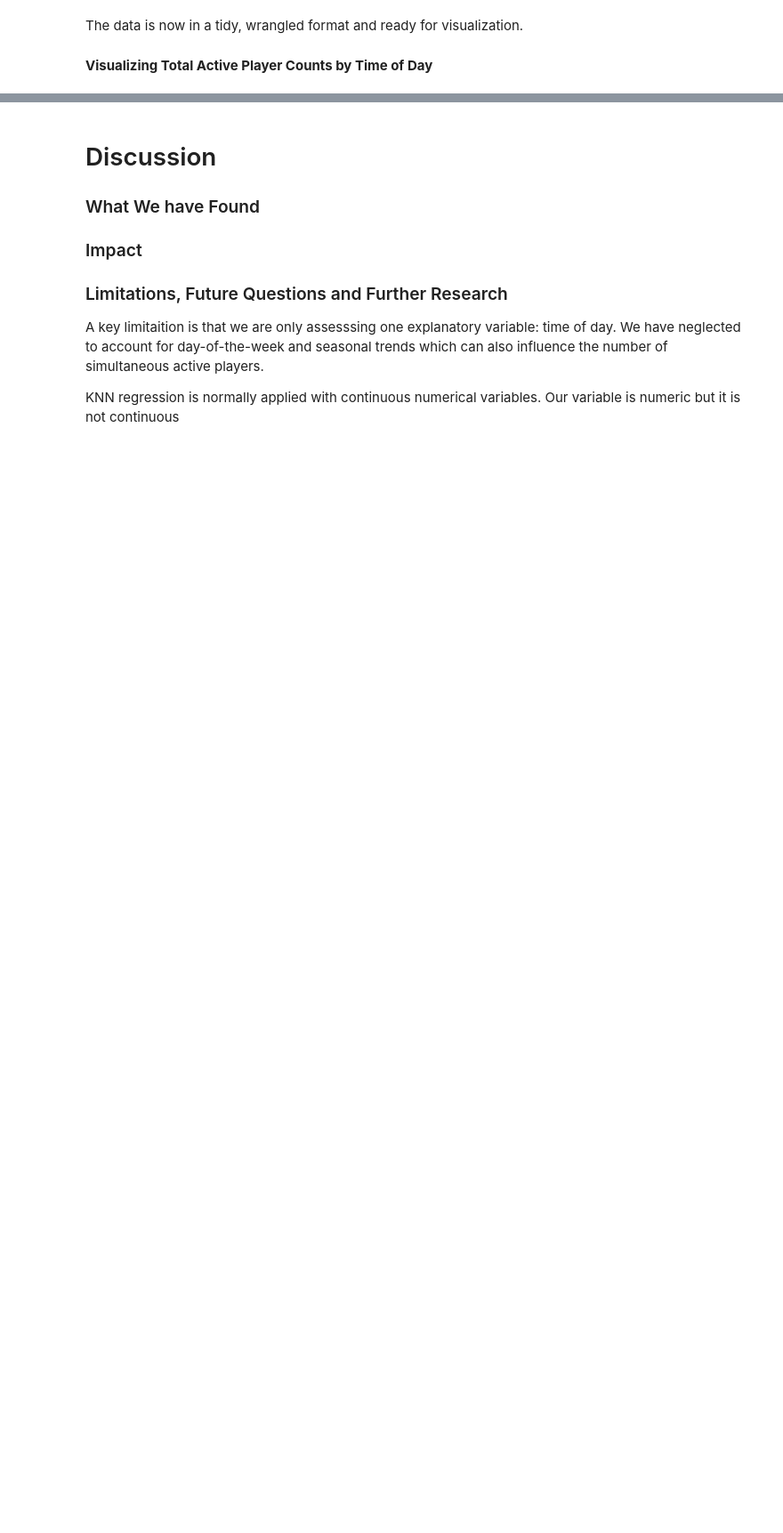
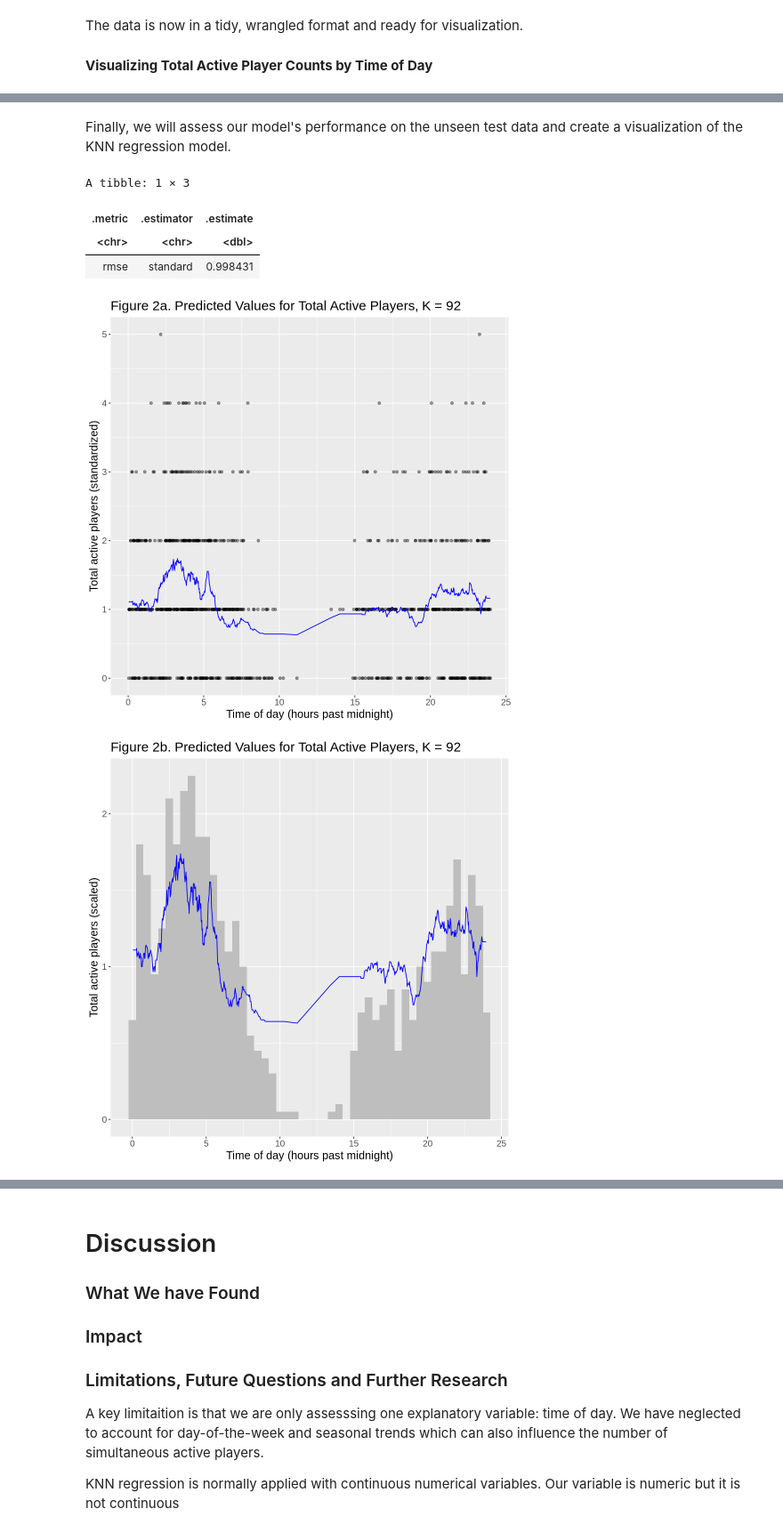
Before and after one commit to sprout-scout/Group-DSCI100-project, a Jupyter notebook: Group_Report.ipynb, the cells around one changed output, grey strips where cells are left out. Shown at 89% size. Cells and saved outputs as stored; diff of their text form; code cells hidden in the pictures; blank space fills up the shorter version.

```diff
--- a/Group_Report.ipynb
+++ b/Group_Report.ipynb
@@ -298,7 +314,48 @@ fit(data = player_counts_by_time_train)
+# %% [markdown]
+Finally, we will assess our model's performance on the unseen test data and create a visualization of the KNN regression model.
 # %%
 #Part 11: Prediction on Test Data and RMSPE value for model
 players_prediction <- predict(player_fit, player_counts_by_time_test) |>
 bind_cols(player_counts_by_time_test) |>
 metrics(truth = total_active_players, estimate = .pred) |>
 filter(.metric == "rmse")
 players_prediction
+
+#Part 12: Visualization of KNN regression model
+players_pred <- predict(player_fit, player_counts_by_time_test) |>
+bind_cols(player_counts_by_time_test)
+
+
+regression_pred_visual <- players_pred |>
+ggplot(aes(x = time_in_hours_past_midnight, y = total_active_players)) +
+geom_point(alpha = 0.4) +
+geom_line(data = players_pred,
+          mapping = aes(x = time_in_hours_past_midnight, y = .pred),
+          color = "blue") +
+labs(x ="Time of day (hours past midnight)",
+     y = "Total active players (standardized)",
+     title = "Figure 2a. Predicted Values for Total Active Players, K = 92") +
+scale_y_continuous(breaks = seq(0, max(player_counts_by_time), by = 1)) +
+theme(text = element_text(size = 15))
+regression_pred_visual
+
+#Further Visualization of KNN regression model
+regression_pred_visual <- players_pred |>
+ggplot(aes(x = time_in_hours_past_midnight)) +
+geom_histogram(binwidth = 0.5, aes(y = ..count.. *0.05), fill = "gray") +
+geom_line(data = players_pred,
+          mapping = aes(x = time_in_hours_past_midnight, y = .pred),
+          color = "blue") +
+labs(x ="Time of day (hours past midnight)",
+     y = "Total active players (scaled)",
+     title = "Figure 2b. Predicted Values for Total Active Players, K = 92") +
+scale_y_continuous(breaks = seq(0, max(player_counts_by_time), by = 1)) +
+theme(text = element_text(size = 15))
+regression_pred_visual
+# %% [output]
+A tibble: 1 × 3
+| .metric | .estimator | .estimate |
+| <chr> | <chr> | <dbl> |
+| rmse | standard | 0.998431 |
+[figure, added]
+[figure, added]
```
Also changed, not shown: parts of 26 cells of this notebook.
